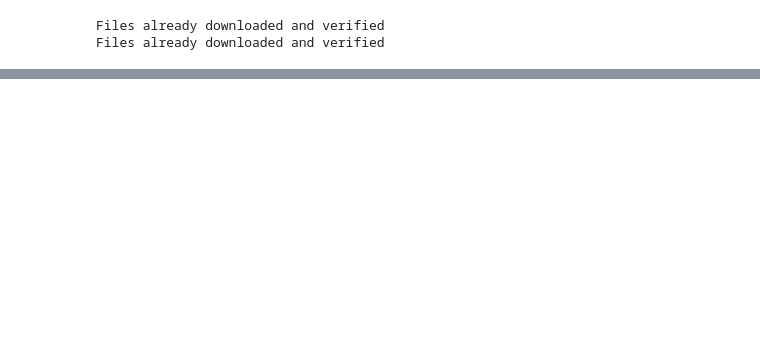
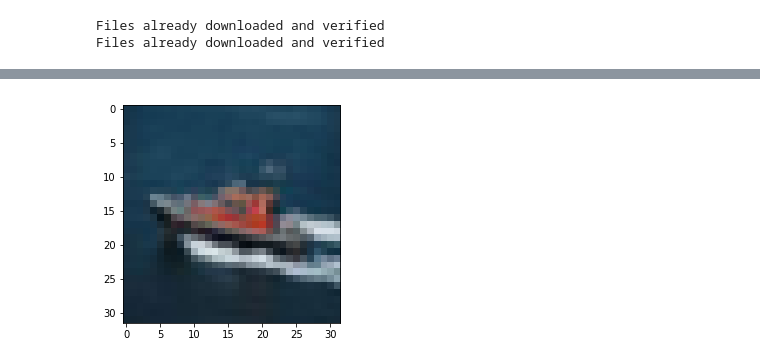
Before and after one commit to takitaki7474/m2-research-prototype, a Jupyter notebook: notebook/pytorch_inference.ipynb, the cells around one changed output, grey strips where cells are left out. Cells and saved outputs as stored; diff of their text form; code cells hidden in the pictures; blank space fills up the shorter version.

```diff
--- a/notebook/pytorch_inference.ipynb
+++ b/notebook/pytorch_inference.ipynb
@@ -96,0 +194,6 @@ SyntaxError: invalid syntax (<ipython-input-17-73ba891e3b11>, line 1)
+# %%
+inputs = trainloader.__iter__()._next_data()
+# %%
+imshow(torchvision.utils.make_grid(inputs[0][5]))
+# %% [output]
+[figure, added]
```
Also changed, not shown: parts of 17 cells of this notebook.
